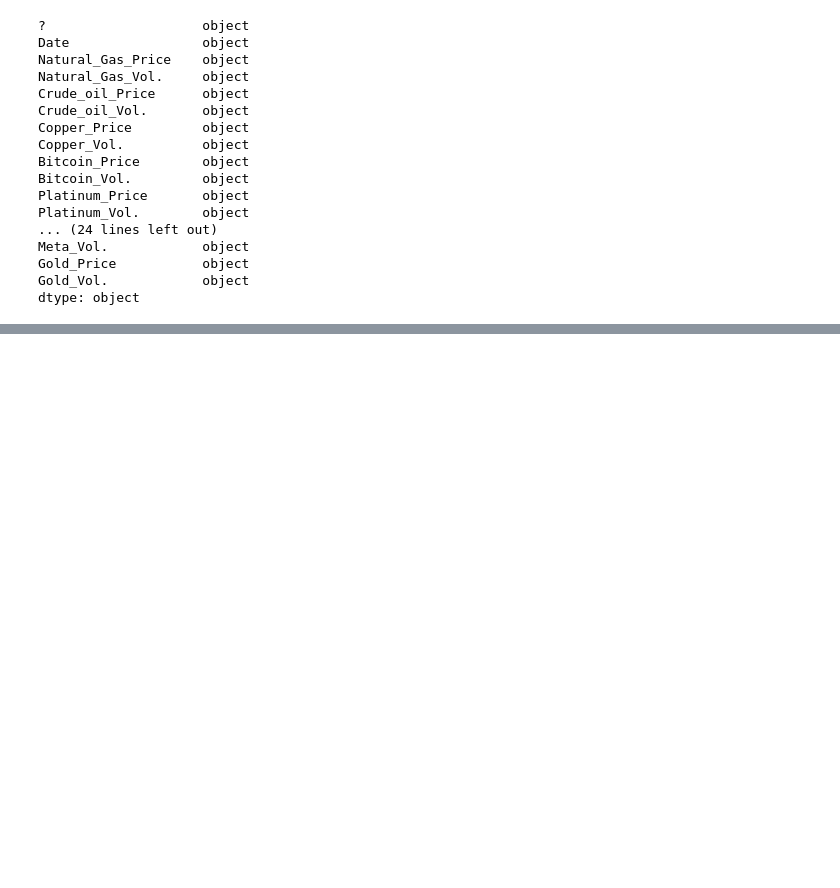
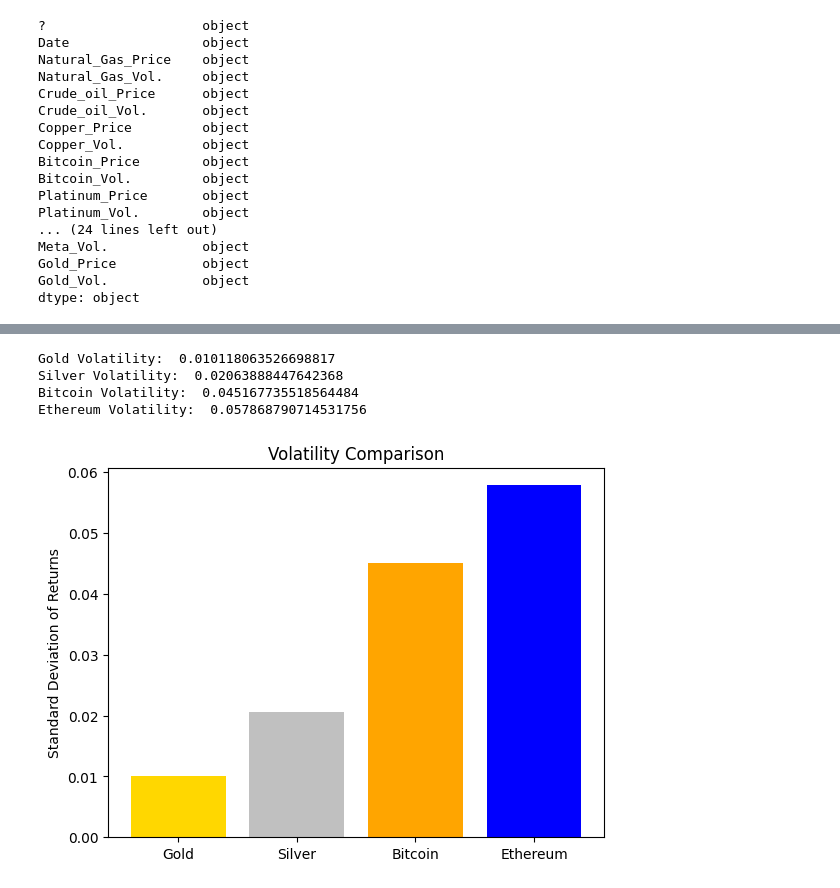
Before and after one commit to nicoleanderson21/Project-3, a Jupyter notebook: Hugo_analysis.ipynb, the cells around one changed output, grey strips where cells are left out. Cells and saved outputs as stored; diff of their text form; code cells hidden in the pictures; blank space fills up the shorter version.

```diff
--- a/Hugo_analysis.ipynb
+++ b/Hugo_analysis.ipynb
@@ -102,0 +136,33 @@ print(targeted_data.head())
+# %%
+# Calculate daily returns as percentage change
+targeted_data['Gold_Returns'] = targeted_data['Gold_Price'].pct_change()
+targeted_data['Silver_Returns'] = targeted_data['Silver_Price'].pct_change()
+targeted_data['Bitcoin_Returns'] = targeted_data['Bitcoin_Price'].pct_change()
+targeted_data['Ethereum_Returns'] = targeted_data['Ethereum_Price'].pct_change()
+
+# Calculate standard deviation (volatility) of returns
+gold_volatility = targeted_data['Gold_Returns'].std()
+silver_volatility = targeted_data['Silver_Returns'].std()
+bitcoin_volatility = targeted_data['Bitcoin_Returns'].std()
+ethereum_volatility = targeted_data['Ethereum_Returns'].std()
+
+# Print the volatility
+print("Gold Volatility: ", gold_volatility)
+print("Silver Volatility: ", silver_volatility)
+print("Bitcoin Volatility: ", bitcoin_volatility)
+print("Ethereum Volatility: ", ethereum_volatility)
+
+# Plotting the standard deviation (volatility) of each asset
+assets = ['Gold', 'Silver', 'Bitcoin', 'Ethereum']
+volatilities = [gold_volatility, silver_volatility, bitcoin_volatility, ethereum_volatility]
+
+plt.bar(assets, volatilities, color=['gold', 'silver', 'orange', 'blue'])
+plt.title('Volatility Comparison')
+plt.ylabel('Standard Deviation of Returns')
+plt.show()
+# %% [output]
+Gold Volatility:  0.010118063526698817
+Silver Volatility:  0.02063888447642368
+Bitcoin Volatility:  0.045167735518564484
+Ethereum Volatility:  0.057868790714531756
+[figure, added]
```
Also changed, not shown: parts of 7 cells of this notebook.
